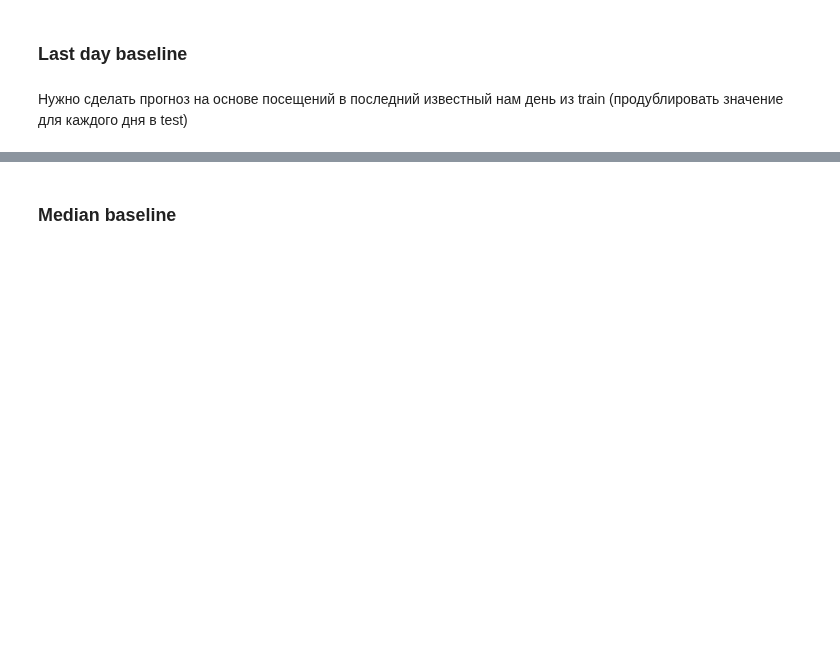
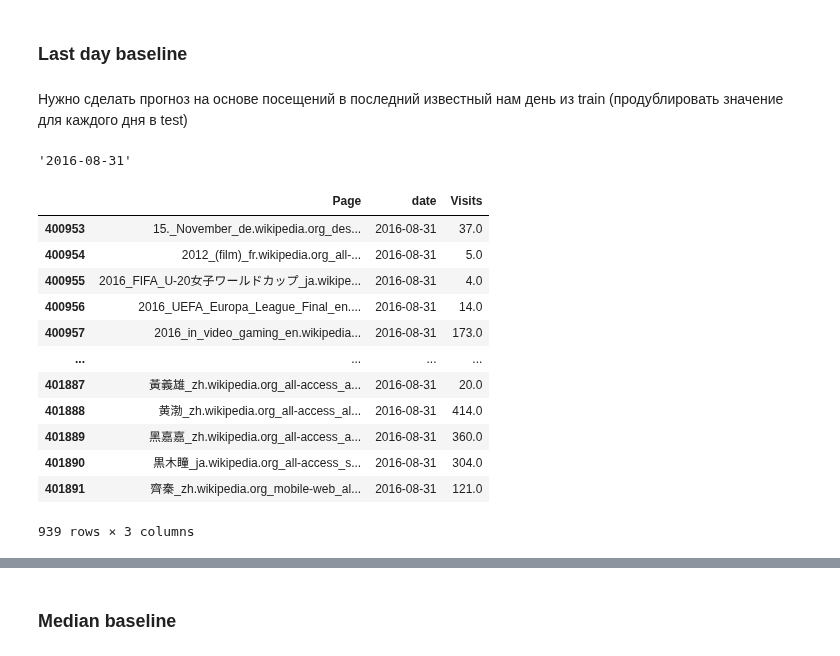
Before and after one commit to varrek/prjct_ml, a Jupyter notebook: hw2_wikipedia.ipynb, the cells around one changed output, grey strips where cells are left out. Saved outputs shown, nothing was run; the diff lists cells and outputs as text; code cells hidden in the pictures; blank space fills up the shorter version.

```diff
--- a/hw2_wikipedia.ipynb
+++ b/hw2_wikipedia.ipynb
@@ -124,3 +137,25 @@ NameError: name 'pandas_smape' is not defined
 ### Last day baseline
 # %% [markdown]
 Нужно сделать прогноз на основе посещений в последний известный нам день из train (продублировать значение для каждого дня в test)
+# %%
+date = train.date.max().strftime('%Y-%m-%d')
+date
+# %% [output]
+'2016-08-31'
+# %%
+last_day_data = train[train.date == date].copy()
+last_day_data
+# %% [output]
+|  | Page | date | Visits |
+| 400953 | 15._November_de.wikipedia.org_des... | 2016-08-31 | 37.0 |
+| 400954 | 2012_(film)_fr.wikipedia.org_all-... | 2016-08-31 | 5.0 |
+| 400955 | 2016_FIFA_U-20女子ワールドカップ_ja.wikipe... | 2016-08-31 | 4.0 |
+| 400956 | 2016_UEFA_Europa_League_Final_en.... | 2016-08-31 | 14.0 |
+| 400957 | 2016_in_video_gaming_en.wikipedia... | 2016-08-31 | 173.0 |
+| ... | ... | ... | ... |
+| 401887 | 黃義雄_zh.wikipedia.org_all-access_a... | 2016-08-31 | 20.0 |
+| 401888 | 黄渤_zh.wikipedia.org_all-access_al... | 2016-08-31 | 414.0 |
+| 401889 | 黑嘉嘉_zh.wikipedia.org_all-access_a... | 2016-08-31 | 360.0 |
+| 401890 | 黒木瞳_ja.wikipedia.org_all-access_s... | 2016-08-31 | 304.0 |
+| 401891 | 齊秦_zh.wikipedia.org_mobile-web_al... | 2016-08-31 | 121.0 |
+939 rows × 3 columns
```
Also changed, not shown: parts of 17 cells of this notebook.
